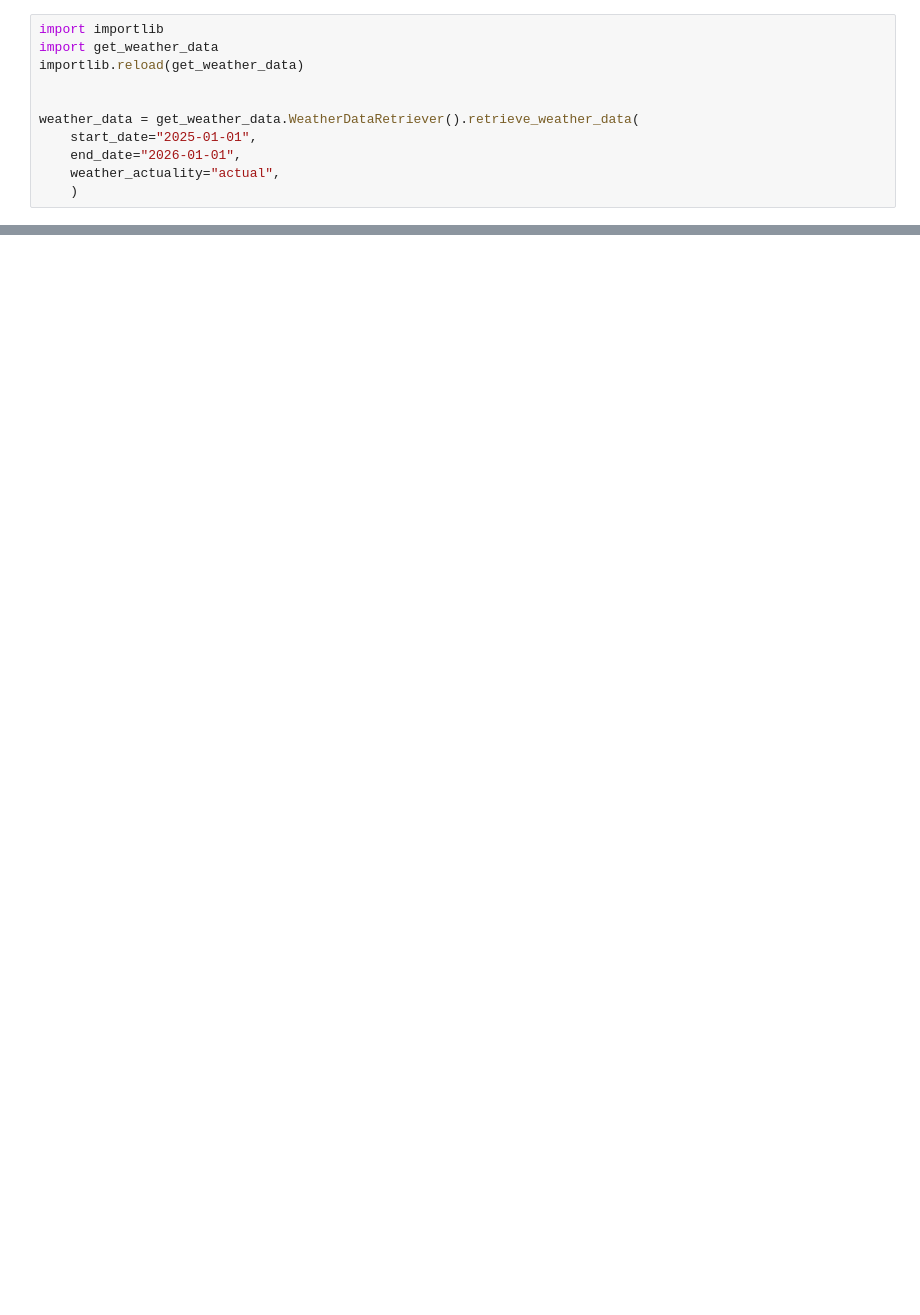
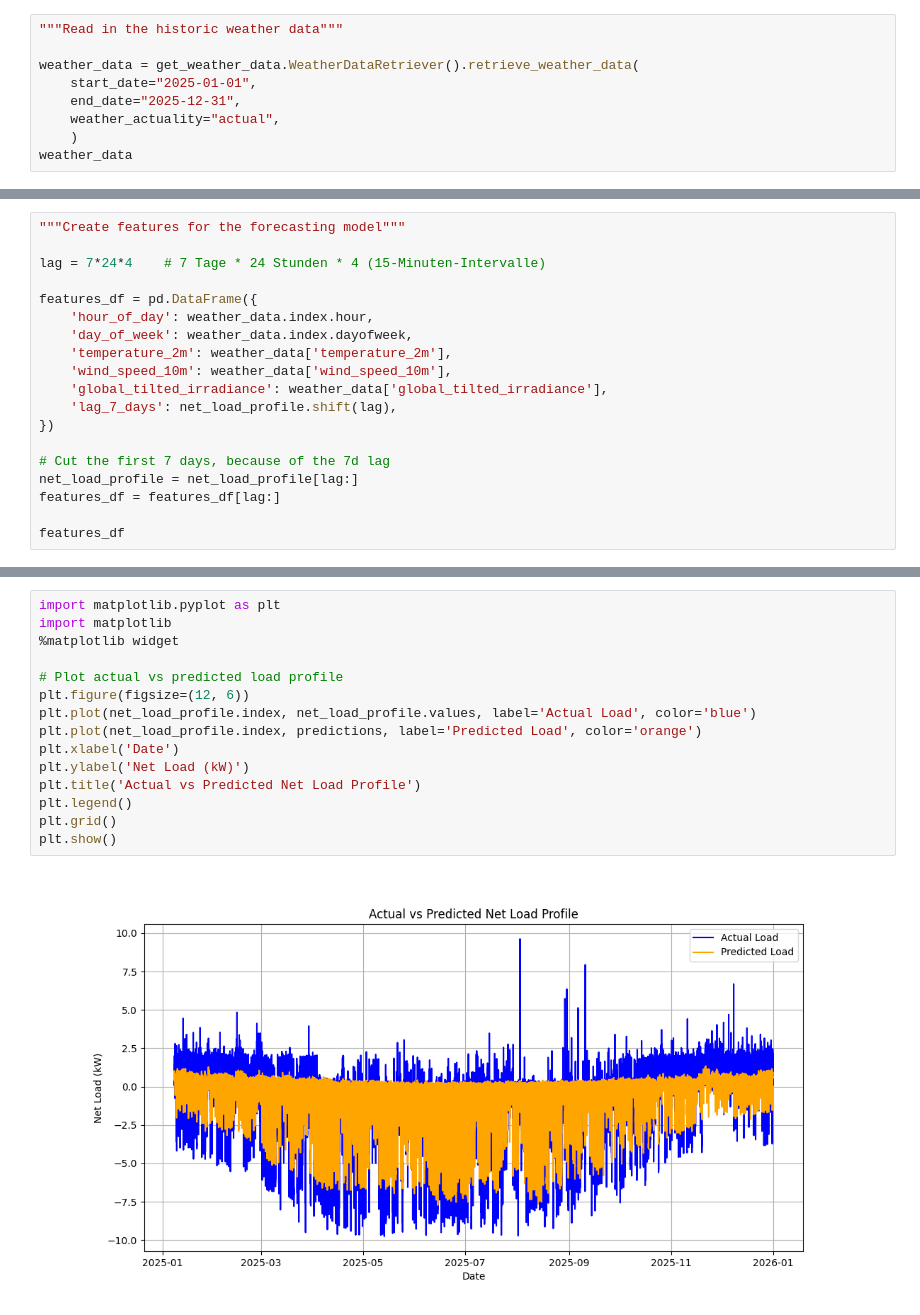
Before and after one commit to erc-fhv/Home_BESS, a Jupyter notebook: src/forecasting/forecasting.ipynb, the cells around one changed output, grey strips where cells are left out. Cells and saved outputs as stored; diff of their text form; blank space fills up the shorter version.

Commit message:
Train the gam model

```diff
--- a/src/forecasting/forecasting.ipynb
+++ b/src/forecasting/forecasting.ipynb
@@ -32,11 +34,9 @@ Length: 40101, dtype: float64
 # %%
-import importlib
-import get_weather_data
-importlib.reload(get_weather_data)
-
+"""Read in the historic weather data"""
 
 weather_data = get_weather_data.WeatherDataRetriever().retrieve_weather_data(
     start_date="2025-01-01",
-    end_date="2026-01-01",
+    end_date="2025-12-31",
     weather_actuality="actual",
     )
+weather_data
@@ -42,0 +58,19 @@ weather_data = get_weather_data.WeatherDataRetriever().retrieve_weather_data(
+# %%
+"""Create features for the forecasting model"""
+
+lag = 7*24*4    # 7 Tage * 24 Stunden * 4 (15-Minuten-Intervalle)
+
+features_df = pd.DataFrame({
+    'hour_of_day': weather_data.index.hour,
+    'day_of_week': weather_data.index.dayofweek,
+    'temperature_2m': weather_data['temperature_2m'],
+    'wind_speed_10m': weather_data['wind_speed_10m'],
+    'global_tilted_irradiance': weather_data['global_tilted_irradiance'],
+    'lag_7_days': net_load_profile.shift(lag),
+})
+
+# Cut the first 7 days, because of the 7d lag
+net_load_profile = net_load_profile[lag:]
+features_df = features_df[lag:]
+
+features_df
@@ -65,0 +130,17 @@ if do_evaluation:
+# %%
+import matplotlib.pyplot as plt
+import matplotlib
+%matplotlib widget
+
+# Plot actual vs predicted load profile
+plt.figure(figsize=(12, 6))
+plt.plot(net_load_profile.index, net_load_profile.values, label='Actual Load', color='blue')
+plt.plot(net_load_profile.index, predictions, label='Predicted Load', color='orange')
+plt.xlabel('Date')
+plt.ylabel('Net Load (kW)')
+plt.title('Actual vs Predicted Net Load Profile')
+plt.legend()
+plt.grid()
+plt.show()
+# %% [output]
+[figure, added]
```
Also changed, not shown: parts of 6 cells of this notebook, 1 other file.
